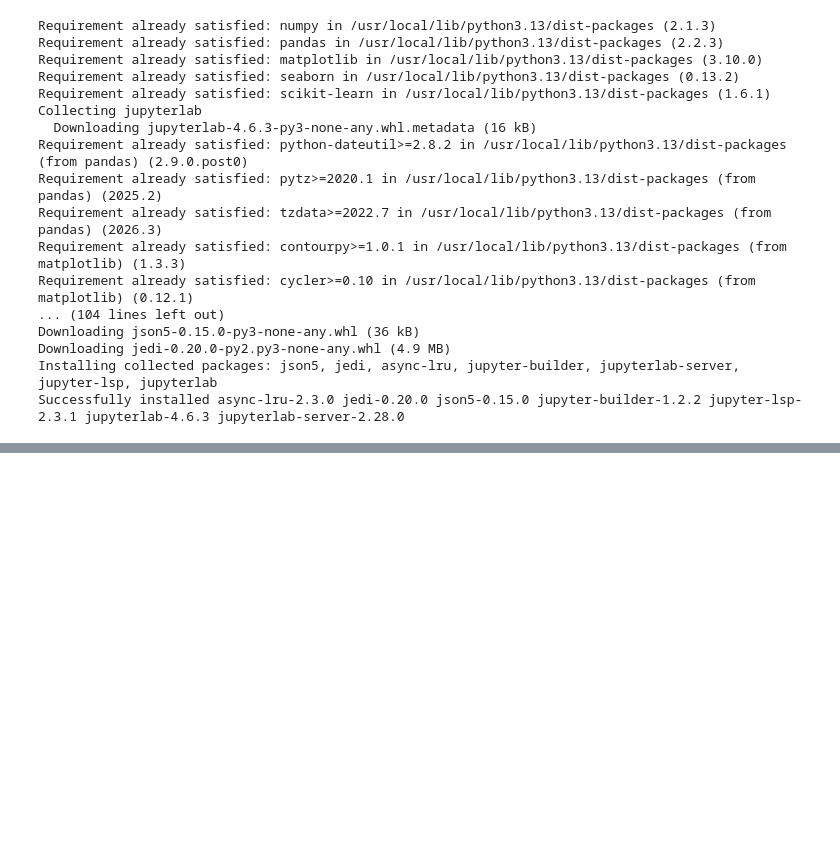
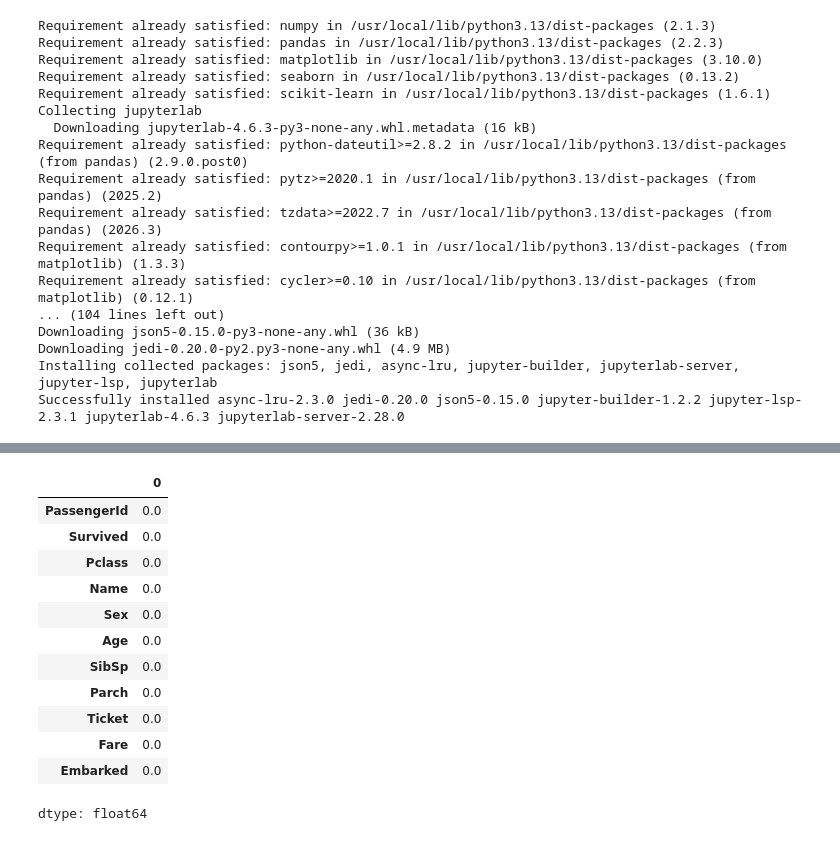
Before and after one commit to mnunez97/aprendizaje_supervisado_resuelto, a Jupyter notebook: 1_clean.ipynb, the cells around one changed output, grey strips where cells are left out. Saved outputs shown, nothing was run; the diff lists cells and outputs as text; code cells hidden in the pictures; blank space fills up the shorter version.

```diff
--- a/1_clean.ipynb
+++ b/1_clean.ipynb
@@ -32,0 +130,8 @@ Successfully installed async-lru-2.3.0 jedi-0.20.0 json5-0.15.0 jupyter-builder-
+# %%
+df.drop('Cabin', axis = 1, inplace = True)
+# %%
+# Calcular la media de la columna Age
+mean_age = df['Age'].mean()
+
+# Imputar los valores nulos con la media
+df['Age'].fillna(mean_age, inplace=True)
@@ -32,0 +145,6 @@ Successfully installed async-lru-2.3.0 jedi-0.20.0 json5-0.15.0 jupyter-builder-
+# %%
+# Calcular la mediana de la columna Age
+median_age = df['Age'].median()
+
+# Imputar los valores nulos con la mediana
+df['Age'].fillna(median_age, inplace=True)
@@ -32,0 +158,18 @@ Successfully installed async-lru-2.3.0 jedi-0.20.0 json5-0.15.0 jupyter-builder-
+# %%
+df['Embarked'] = df['Embarked'].fillna(df['Embarked'].mode()[0])
+# %%
+round(df.isnull().sum().sort_values(ascending = False) / len(df) * 100, 2)
+# %% [output]
+|  | 0 |
+| PassengerId | 0.0 |
+| Survived | 0.0 |
+| Pclass | 0.0 |
+| Name | 0.0 |
+| Sex | 0.0 |
+| Age | 0.0 |
+| SibSp | 0.0 |
+| Parch | 0.0 |
+| Ticket | 0.0 |
+| Fare | 0.0 |
+| Embarked | 0.0 |
+dtype: float64
```
Also changed, not shown: parts of 17 cells of this notebook.
